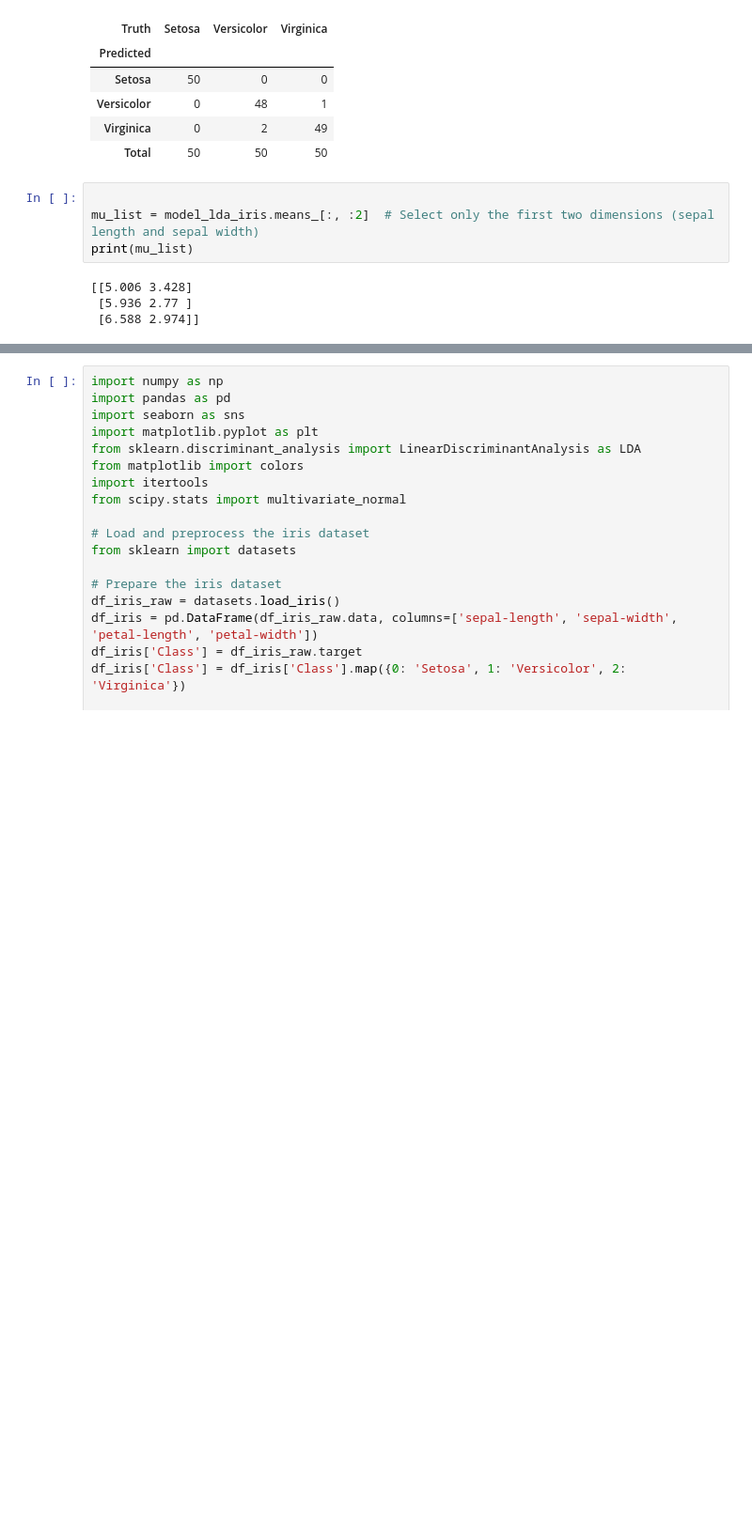
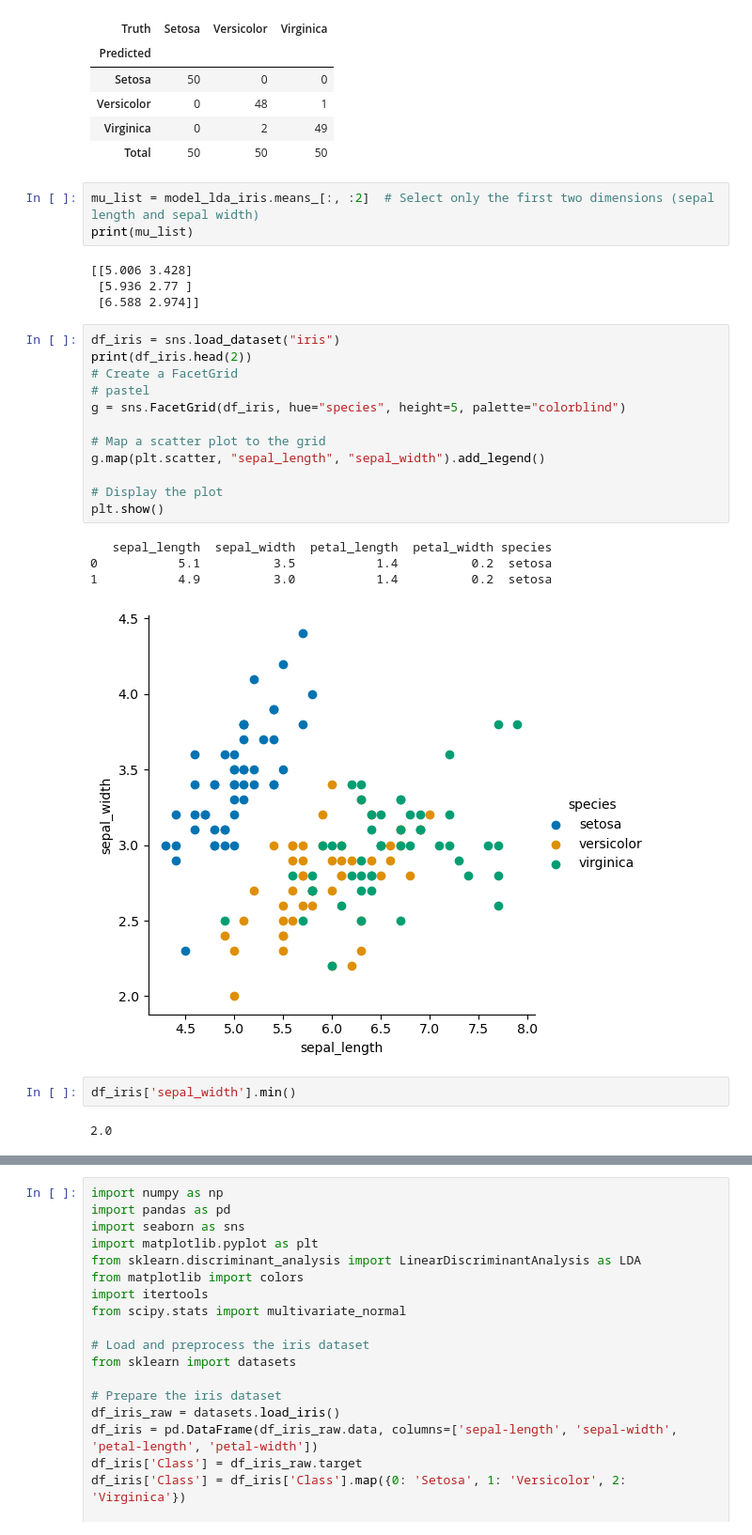
Before and after one commit to fedscornell/AAE722MachineLearning, a Jupyter notebook: Lab5_PartI.ipynb, the cells around one changed output, grey strips where cells are left out. Shown at 94% size. Saved outputs shown, nothing was run; the diff lists cells and outputs as text; blank space fills up the shorter version.

```diff
--- a/Lab5_PartI.ipynb
+++ b/Lab5_PartI.ipynb
@@ -362,10 +440,30 @@ conf_df
 | Virginica | 0 | 2 | 49 |
 | Total | 50 | 50 | 50 |
 # %%
-
 mu_list = model_lda_iris.means_[:, :2]  # Select only the first two dimensions (sepal length and sepal width)
 print(mu_list)
 # %% [output]
 [[5.006 3.428]
  [5.936 2.77 ]
  [6.588 2.974]]
+# %%
+df_iris = sns.load_dataset("iris")
+print(df_iris.head(2))
+# Create a FacetGrid
+# pastel
+g = sns.FacetGrid(df_iris, hue="species", height=5, palette="colorblind")
+
+# Map a scatter plot to the grid
+g.map(plt.scatter, "sepal_length", "sepal_width").add_legend()
+
+# Display the plot
+plt.show()
+# %% [output]
+   sepal_length  sepal_width  petal_length  petal_width species
+0           5.1          3.5           1.4          0.2  setosa
+1           4.9          3.0           1.4          0.2  setosa
+[figure, added]
+# %%
+df_iris['sepal_width'].min()
+# %% [output]
+2.0
```
Also changed, not shown: parts of 20 cells of this notebook, 1 other file.
